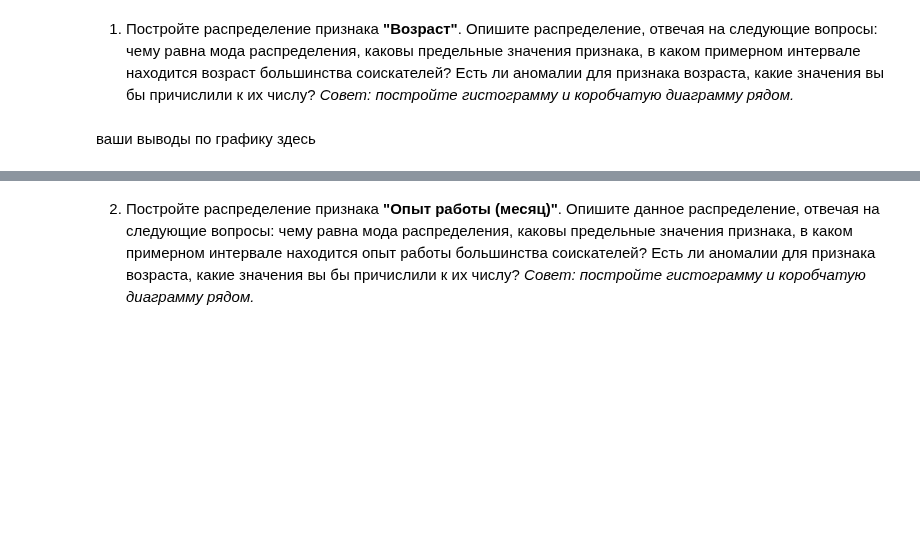
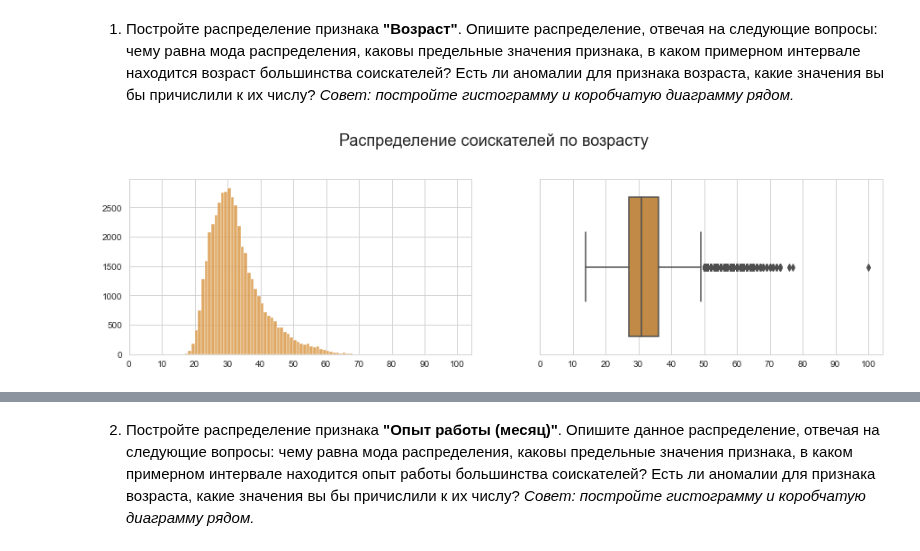
Before and after one commit to evpozdniakov/ds_projects, a Jupyter notebook: project1/hh.ipynb, the cells around one changed output, grey strips where cells are left out. Cells and saved outputs as stored; diff of their text form; code cells hidden in the pictures; blank space fills up the shorter version.

```diff
--- a/project1/hh.ipynb
+++ b/project1/hh.ipynb
@@ -120,8 +140,8 @@ def get_ed_type(cell_text: str) -> str:
 
     return ed_type
 
-# создаем новую колонку с уровнем образования и преобразуем к типу `category`
-hh['Образование'] = hh['Образование и ВУЗ'].apply(get_ed_type).astype('category')
+# создаем новую колонку с уровнем образования
+hh['Образование'] = hh['Образование и ВУЗ'].apply(get_ed_type)
 
 # убеждаемся, что новая колонка содержит четыре уникальных значения
 hh['Образование'].value_counts()
@@ -134,6 +154,9 @@ Name: Образование, dtype: int64
 # %%
 # удаляем оригинальную колонку
 hh.drop(columns=['Образование и ВУЗ'], inplace=True)
+
+# приводвим новую колонку к типу `category`
+hh['Образование'] = hh['Образование'].astype('category')
 # %% [markdown]
 2. Теперь нас интересует столбец **"Пол/возраст"**. Сейчас он представлен в формате **<Пол , возраст , дата рождения >**. Например:
 * Мужчина , 39 лет , родился 27 ноября 1979
@@ -196,5 +219,8 @@ Name: Возраст, dtype: float64
 # %%
-# приводим колонку `Возраст` к типу `int8`
+# преобразуем колонку `Пол` в категорию
+hh['Пол'] = hh['Пол'].astype('category')
+
+# преобразуем колонку `Возраст` к типу `int8`
 hh['Возраст'] = hh['Возраст'].astype('int8')
 
 # удаляем оригинальную колонку
@@ -457,6 +489,9 @@ hh.loc[20:40, ['Город','Готовность к переезду','Гото
 | 39 | город-миллионник | True | True | Воронеж , готов к переезду , гото... |
 | 40 | Москва | False | True | Москва , м. Кунцевская , не готов... |
 # %%
+# преобразуем признак `Город` в категорию
+hh['Город'] = hh['Город'].astype('category')
+
 # удаляем признак `Город, переезд, командировки`, он нам больше не нужен
 hh.drop(columns=['Город, переезд, командировки'], inplace=True)
 # %% [markdown]
@@ -702,2 +750,30 @@ hh.drop(
-# %% [markdown]
-ваши выводы по графику здесь
+# %%
+sns.set_style("whitegrid")
+colors = sns.color_palette('husl', 9)[1:]
+
+def figax(name, figsize=(7, 4), rowcol=None):
+    fig = plt.figure(name, figsize=figsize)
+
+    if rowcol is None:
+        ax = fig.add_axes([0,0,1,1])
+    else:
+        rows, cols = rowcol
+        ax = fig.subplots(rows, cols)
+
+    return fig, ax
+
+fig, ax = figax('age', figsize=(15, 4), rowcol=(1, 2))
+
+sns.histplot(ax=ax[0], data=hh['Возраст'], binwidth=1, color=colors[0])
+sns.boxplot(ax=ax[1], data=hh['Возраст'], orient='h', color=colors[0])
+
+fig.subplots_adjust(top=0.8)
+fig.suptitle('Распределение соискателей по возрасту', fontsize=18)
+
+ax[0].set_xlabel('')
+ax[0].set_xticks(range(0, 101, 10))
+ax[0].set_ylabel('')
+ax[1].set_yticks([])
+ax[1].set_xticks(range(0, 101, 10));
+# %% [output]
+[figure, added]
```
Also changed, not shown: parts of 15 cells of this notebook.
